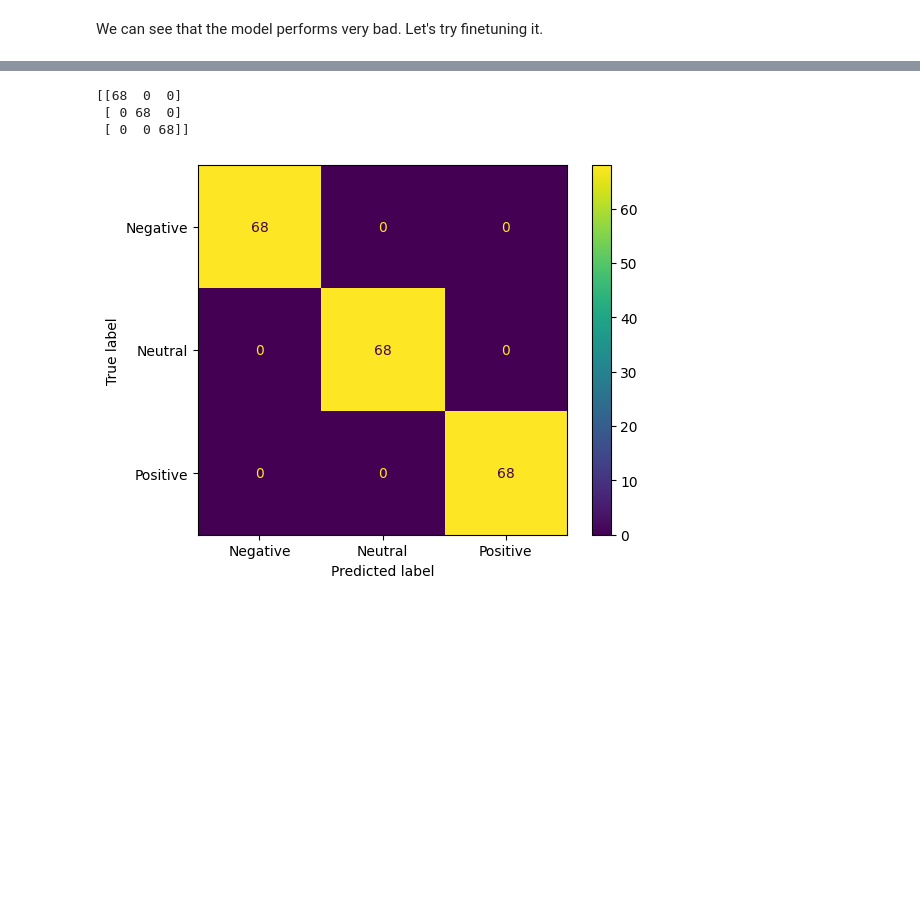
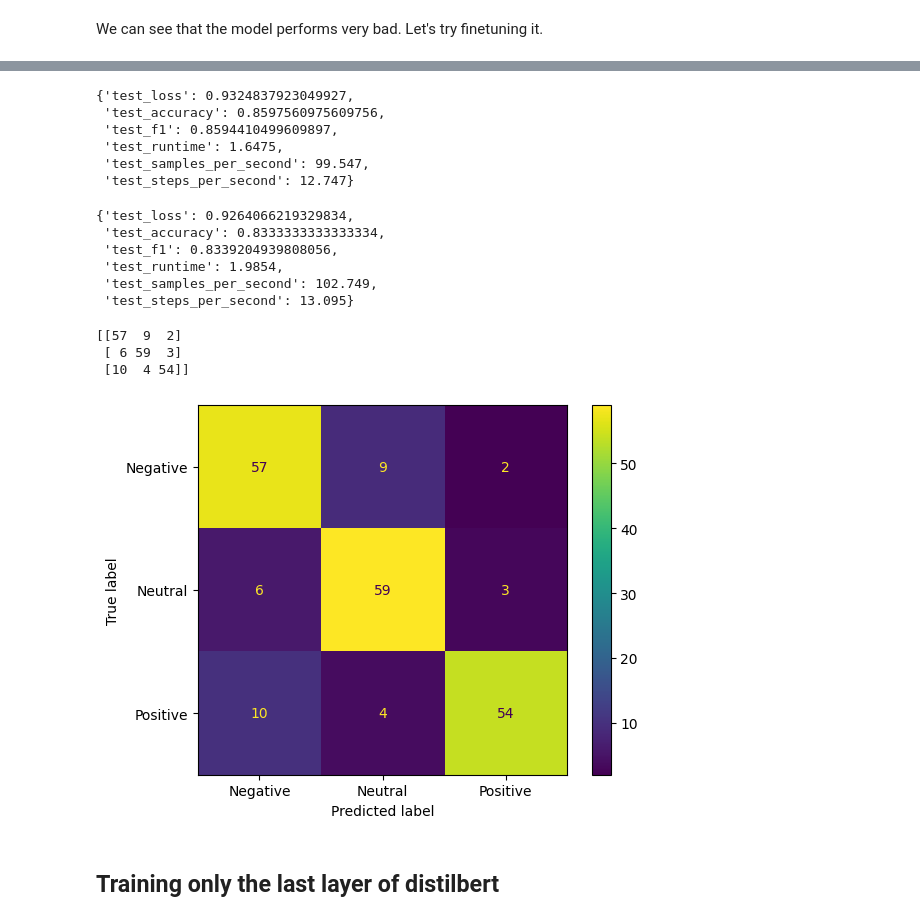
Before and after one commit to christoskaparakis/llm-experiments, a Jupyter notebook: test.ipynb, the cells around one changed output, grey strips where cells are left out. Cells and saved outputs as stored; diff of their text form; code cells hidden in the pictures; blank space fills up the shorter version.

Commit message:
last push

```diff
--- a/test.ipynb
+++ b/test.ipynb
@@ -275,0 +337,28 @@ preds_output.metrics
+# %%
+output_directory = f"models/{model_ckpt}/peft_outputs"
+
+# Define training arguments for the Peft model
+training_args = TrainingArguments(
+    output_dir=output_directory,  # Where the model predictions and checkpoints will be written
+    no_cuda=False,  # This is necessary for CPU clusters.
+    auto_find_batch_size=False,  # Find a suitable batch size that will fit into memory automatically
+    learning_rate=2e-5,  # Higher learning rate than full fine-tuning
+    num_train_epochs=10,  # Number of passes to go through the entire fine-tuning dataset
+    weight_decay=0.01,
+    eval_strategy="epoch",
+    disable_tqdm=False,
+    log_level="error"
+)
+
+# Create a Trainer instance for training the Peft model
+trainer = Trainer(
+    model=peft_model,  # We pass in the PEFT version of the foundation model, bloomz-560M
+    args=training_args,  # Training arguments specifying output directory, GPU usage, batch size, etc.
+    compute_metrics=compute_metrics,
+    train_dataset=sentences_train_encoded,  # Training dataset
+    eval_dataset=sentences_validation_encoded,
+    data_collator=DataCollatorWithPadding(tokenizer)
+)
+
+# Start the training process
+trainer.train()
@@ -276,21 +379,43 @@ preds_output.metrics
+# %%
+preds_output = trainer.predict(sentences_validation_encoded)
+preds_output.metrics
+# %% [output]
+{'test_loss': 0.9324837923049927,
+ 'test_accuracy': 0.8597560975609756,
+ 'test_f1': 0.8594410499609897,
+ 'test_runtime': 1.6475,
+ 'test_samples_per_second': 99.547,
+ 'test_steps_per_second': 12.747}
+# %%
+preds_output = trainer.predict(sentences_test_encoded)
+preds_output.metrics
+# %% [output]
+{'test_loss': 0.9264066219329834,
+ 'test_accuracy': 0.8333333333333334,
+ 'test_f1': 0.8339204939808056,
+ 'test_runtime': 1.9854,
+ 'test_samples_per_second': 102.749,
+ 'test_steps_per_second': 13.095}
 # %%
 #chech performance
 from sklearn import metrics
 
 # define confusion matrix
-confusion_matrix = metrics.confusion_matrix(sentences_test_encoded['label'], preds_output.label_ids)
+confusion_matrix = metrics.confusion_matrix(sentences_test_encoded['labels'], np.argmax(preds_output.predictions, axis=1))
 
 print(confusion_matrix)
 
 # visualize confusion matrix with sklearn metrics
 # define matrix and create labels
 cm_display = metrics.ConfusionMatrixDisplay(confusion_matrix = confusion_matrix, display_labels = ["Negative", "Neutral", "Positive"])
 
 # display matrix
 cm_display.plot()
 plt.show()
 # %% [output]
-[[68  0  0]
- [ 0 68  0]
- [ 0  0 68]]
+[[57  9  2]
+ [ 6 59  3]
+ [10  4 54]]
-[figure, old version]
+[figure, new version]
+# %% [markdown]
+## Training only the last layer of distilbert
```
Also changed, not shown: parts of 32 cells of this notebook.
